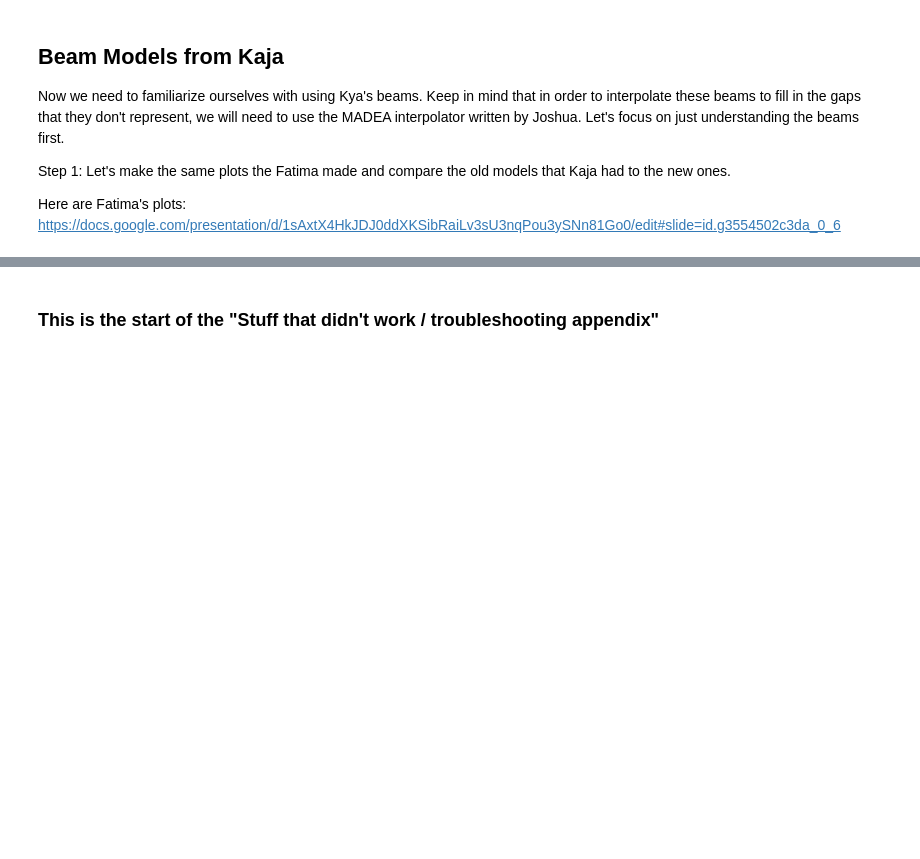
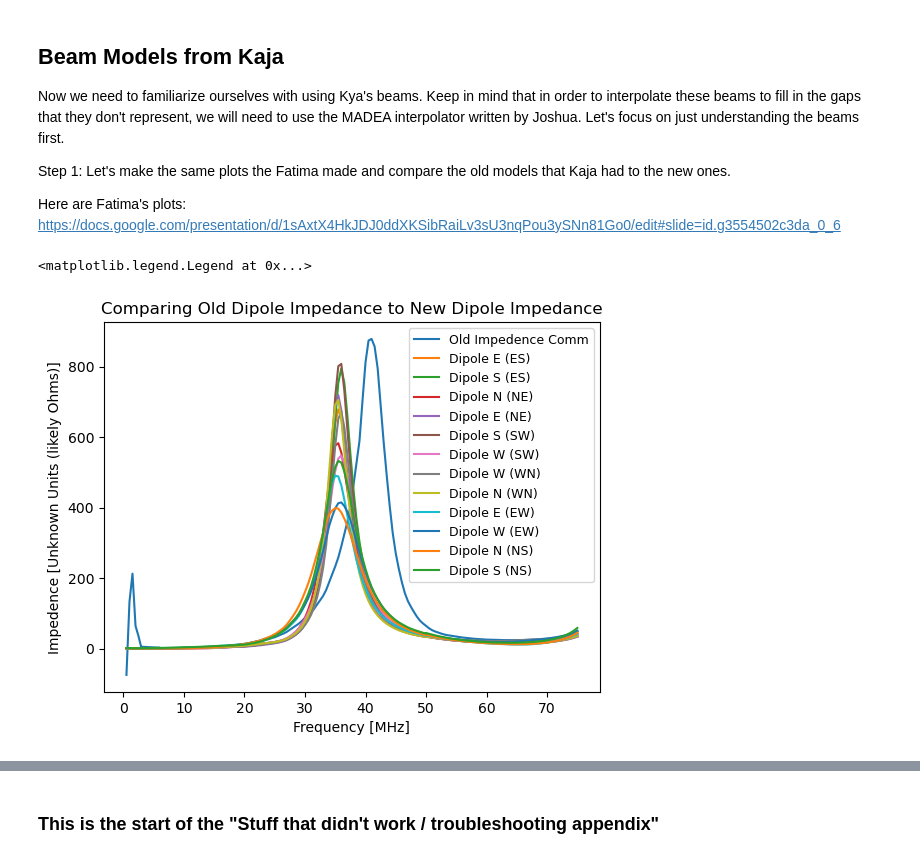
Before and after one commit to daba9359/LuCEE-Night_Simulation, a Jupyter notebook: Beam_weighted_foreground/Simulating_Beam_Weighted_Foreground.ipynb, the cells around one changed output, grey strips where cells are left out. Drawn from its saved outputs; the diff is of its cells as text; code cells hidden in the pictures; blank space fills up the shorter version.

```diff
--- a/Beam_weighted_foreground/Simulating_Beam_Weighted_Foreground.ipynb
+++ b/Beam_weighted_foreground/Simulating_Beam_Weighted_Foreground.ipynb
@@ -489 +565,25 @@ impedence_monopoleE_Phase0 = kaja_impedence_processing(path_base_new_monopoleE,p
+# %%
+plt.plot(impedence_comm_dipole_Phase180.transpose()[0],impedence_comm_dipole_Phase180.transpose()[1],label="Old Impedence Comm")
+#Orthogonal
+plt.plot(impedence_dipoleE_ES_Phase180.transpose()[0],impedence_dipoleE_ES_Phase180.transpose()[1],label="Dipole E (ES)")
+plt.plot(impedence_dipoleS_ES_Phase180.transpose()[0],impedence_dipoleS_ES_Phase180.transpose()[1],label="Dipole S (ES)")
+plt.plot(impedence_dipoleN_NE_Phase180.transpose()[0],impedence_dipoleN_NE_Phase180.transpose()[1],label="Dipole N (NE)")
+plt.plot(impedence_dipoleE_NE_Phase180.transpose()[0],impedence_dipoleE_NE_Phase180.transpose()[1],label="Dipole E (NE)")
+plt.plot(impedence_dipoleS_SW_Phase180.transpose()[0],impedence_dipoleS_SW_Phase180.transpose()[1],label="Dipole S (SW)")
+plt.plot(impedence_dipoleW_SW_Phase180.transpose()[0],impedence_dipoleW_SW_Phase180.transpose()[1],label="Dipole W (SW)")
+plt.plot(impedence_dipoleW_WN_Phase180.transpose()[0],impedence_dipoleW_WN_Phase180.transpose()[1],label="Dipole W (WN)")
+plt.plot(impedence_dipoleN_WN_Phase180.transpose()[0],impedence_dipoleN_WN_Phase180.transpose()[1],label="Dipole N (WN)")
+#Parallel
+plt.plot(impedence_dipoleE_EW_Phase180.transpose()[0],impedence_dipoleE_EW_Phase180.transpose()[1],label="Dipole E (EW)")
+plt.plot(impedence_dipoleW_EW_Phase180.transpose()[0],impedence_dipoleW_EW_Phase180.transpose()[1],label="Dipole W (EW)")
+plt.plot(impedence_dipoleN_NS_Phase180.transpose()[0],impedence_dipoleN_NS_Phase180.transpose()[1],label="Dipole N (NS)")
+plt.plot(impedence_dipoleS_NS_Phase180.transpose()[0],impedence_dipoleS_NS_Phase180.transpose()[1],label="Dipole S (NS)")
+
+plt.title("Comparing Old Dipole Impedance to New Dipole Impedance")
+plt.xlabel("Frequency [MHz]")
+plt.ylabel("Impedence [Unknown Units (likely Ohms)]")
+plt.legend(fontsize=9)
+# %% [output]
+<matplotlib.legend.Legend at 0x...>
+[figure, added]
 # %%
```
Also changed, not shown: parts of 7 cells of this notebook, 2 other files.
